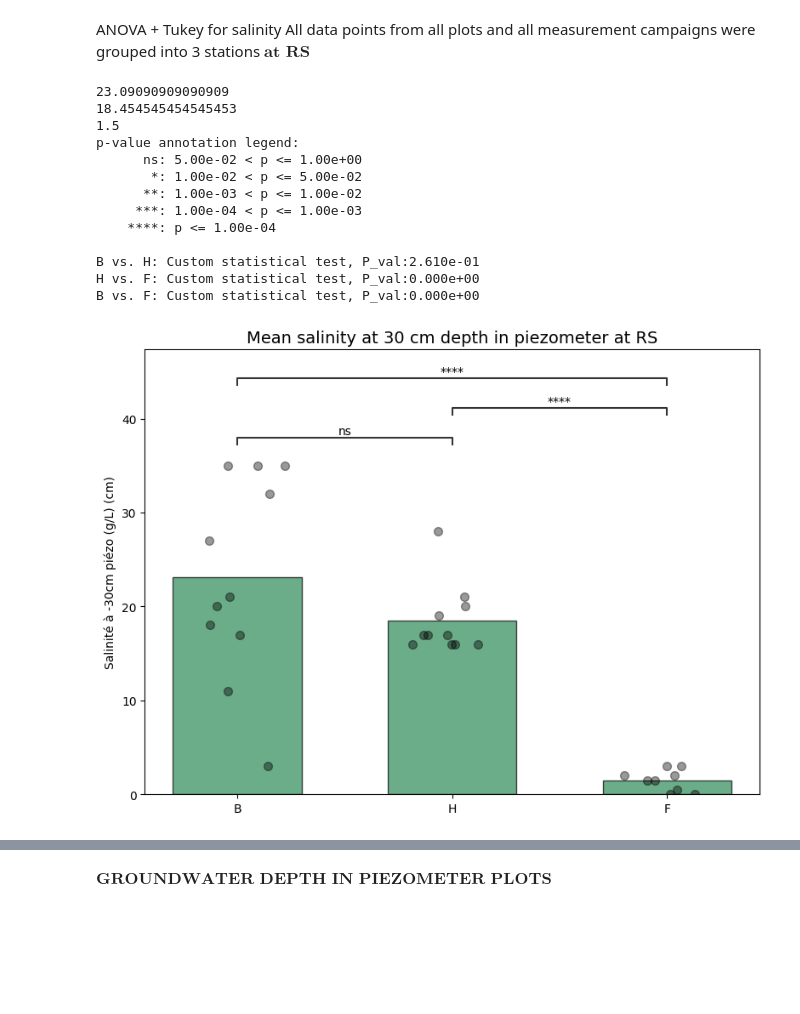
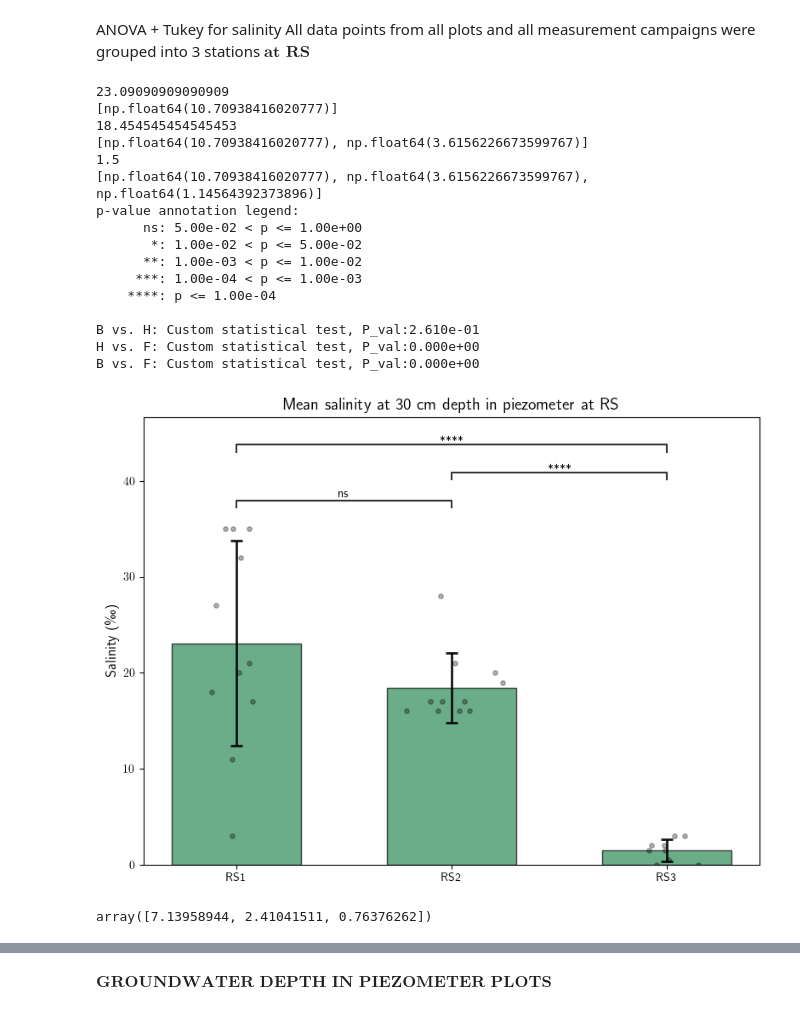
Before and after one commit to arthuserani/BleuAtlantiC_Physics, a Jupyter notebook: Field Data/FieldDataAnalysis.ipynb, the cells around one changed output, grey strips where cells are left out. Cells and saved outputs as stored; diff of their text form; code cells hidden in the pictures; blank space fills up the shorter version.

```diff
--- a/Field Data/FieldDataAnalysis.ipynb
+++ b/Field Data/FieldDataAnalysis.ipynb
@@ -10,6 +10,7 @@ from statsmodels.stats.multicomp import pairwise_tukeyhsd
 from statannotations.Annotator import Annotator
 import statsmodels.api as sm
 from statsmodels.formula.api import ols
+plt.rcParams['text.usetex'] = True
 # %% [markdown]
 Import and clean data
 # %%
@@ -225,7 +416,6 @@ ANOVA + Tukey for salinity
 All data points from all plots and all measurement campaigns were grouped into 3 stations $\textbf{at RS}$
 # %%
 
-# Préparer data avec la bonne colonne Station
 data = df_RS[["Salinité à -30cm piézo (g/L)", "Station"]].dropna()
 
 # ANOVA + Tukey
@@ -240,55 +430,65 @@ fig, ax = plt.subplots(figsize=(8, 6))
 
 bar_width = 0.6
 x_pos = range(len(stations_RS))
-
+std_devs = []
 for i, station in enumerate(stations_RS):
     station_df = df_RS[df_RS["Station"]==station]
     mean_depth = station_df["Salinité à -30cm piézo (g/L)"].mean()
+    std_depth = station_df["Salinité à -30cm piézo (g/L)"].std()  # Calcul de l'écart type
+    std_devs.append(std_depth)
     ax.bar(x_pos[i], mean_depth, width=bar_width, color='seagreen', alpha=0.7, edgecolor='black')
     print(mean_depth)
+    print(std_devs)
+
     jitter = np.random.normal(loc=0, scale=0.1, size=len(station_df))
-    ax.scatter(x_pos[i] + jitter, station_df["Salinité à -30cm piézo (g/L)"], color='black', alpha=0.4, s=50)
+    ax.scatter(x_pos[i] + jitter, station_df["Salinité à -30cm piézo (g/L)"], color='black', alpha=0.3, s=15)
 
 ax.set_xticks(x_pos)
-ax.set_xticklabels(stations_RS)
-ax.set_ylabel("Salinité à -30cm piézo (g/L) (cm)")
+ax.set_xticklabels(stations_RS_plot)
+ax.set_ylabel(r"Salinity (\textperthousand)", fontsize=12)
 ax.set_title("Mean salinity at 30 cm depth in piezometer at RS", fontsize=14)
-
+ax.errorbar(x_pos, [df_RS[df_RS["Station"] == station]["Salinité à -30cm piézo (g/L)"].mean() for station in stations_RS],
+            yerr=std_devs,
+            fmt='none',  # Pas de ligne entre les points
+            capsize=5,   # Taille des barres horizontales
+            color='k',
+            alpha=0.9,linewidth=2,capthick=2)
 # --- Statannotations ---
-# Comparaisons voulues
 comparisons = [("B", "H"), ("H", "F"), ("B", "F")]
 
 annotator = Annotator(ax, comparisons, data=data, x="Station", y="Salinité à -30cm piézo (g/L)")
 annotator.configure(test=None, text_format='star')  # Pas de test automatique
 
-# On injecte les p-values du test Tukey dans l'annotator
 pvalues = []
 for pair in comparisons:
-    # Tukey retourne les p-values par paire dans tukey.summary()
-    # tukey._results_table.data est une liste de listes : [['group1', 'group2', 'meandiff', 'p-adj', 'lower', 'upper', 'reject'], ...]
     for row in tukey._results_table.data[1:]:
         if (row[0], row[1]) == pair or (row[1], row[0]) == pair:
             pvalues.append(float(row[3]))
             break
 
 annotator.set_pvalues(pvalues)
 annotator.annotate()
 # plt.savefig("Plot/salinite_anova_tukey.pdf", dpi=300, bbox_inches='tight')
 plt.tight_layout()
-plt.savefig('Plot/Mean_Salinity_RS.pdf', dpi=300, bbox_inches='tight')
+# plt.savefig('Plot/Mean_Salinity_RS.pdf', dpi=300, bbox_inches='tight')
 plt.show()
+std_devs/mean_depth
 # %% [output]
 23.09090909090909
+[np.float64(10.70938416020777)]
 18.454545454545453
+[np.float64(10.70938416020777), np.float64(3.6156226673599767)]
 1.5
+[np.float64(10.70938416020777), np.float64(3.6156226673599767), np.float64(1.14564392373896)]
 p-value annotation legend:
       ns: 5.00e-02 < p <= 1.00e+00
        *: 1.00e-02 < p <= 5.00e-02
       **: 1.00e-03 < p <= 1.00e-02
      ***: 1.00e-04 < p <= 1.00e-03
     ****: p <= 1.00e-04
 
 B vs. H: Custom statistical test, P_val:2.610e-01
 H vs. F: Custom statistical test, P_val:0.000e+00
 B vs. F: Custom statistical test, P_val:0.000e+00
-[figure, old version]
+[figure, new version]
+array([7.13958944, 2.41041511, 0.76376262])
```
Also changed, not shown: parts of 50 cells of this notebook, 27 other files.
